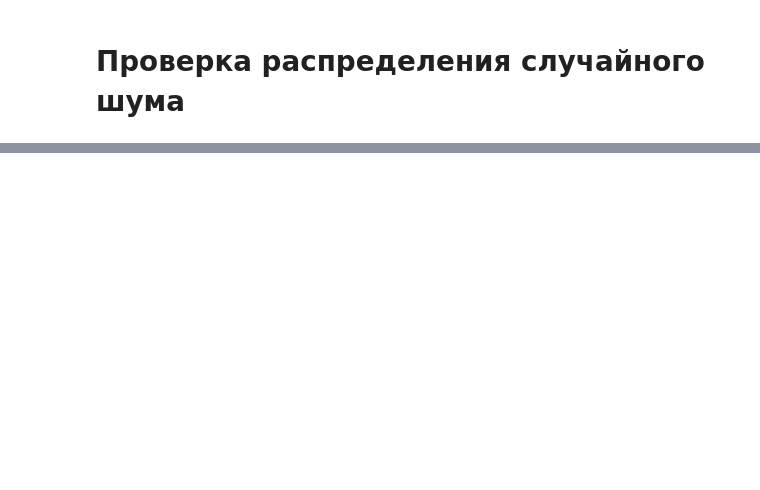
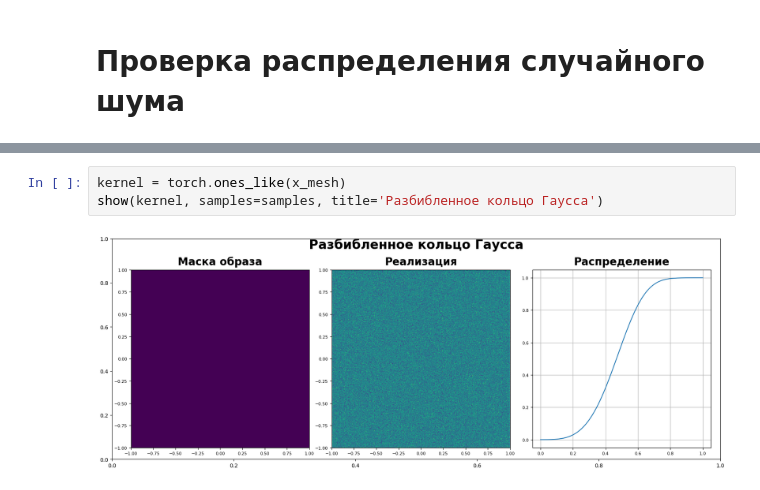
Before and after one commit to Belashov641618/DNN, a Jupyter notebook: kaggle/Distributions.ipynb, the cells around one changed output, grey strips where cells are left out. Drawn from its saved outputs; the diff is of its cells as text; blank space fills up the shorter version.

```diff
--- a/kaggle/Distributions.ipynb
+++ b/kaggle/Distributions.ipynb
@@ -84,0 +129,5 @@ NameError: name 'length' is not defined
+# %%
+kernel = torch.ones_like(x_mesh)
+show(kernel, samples=samples, title='Разбибленное кольцо Гаусса')
+# %% [output]
+[figure, added]
```
Also changed, not shown: parts of 12 cells of this notebook.
